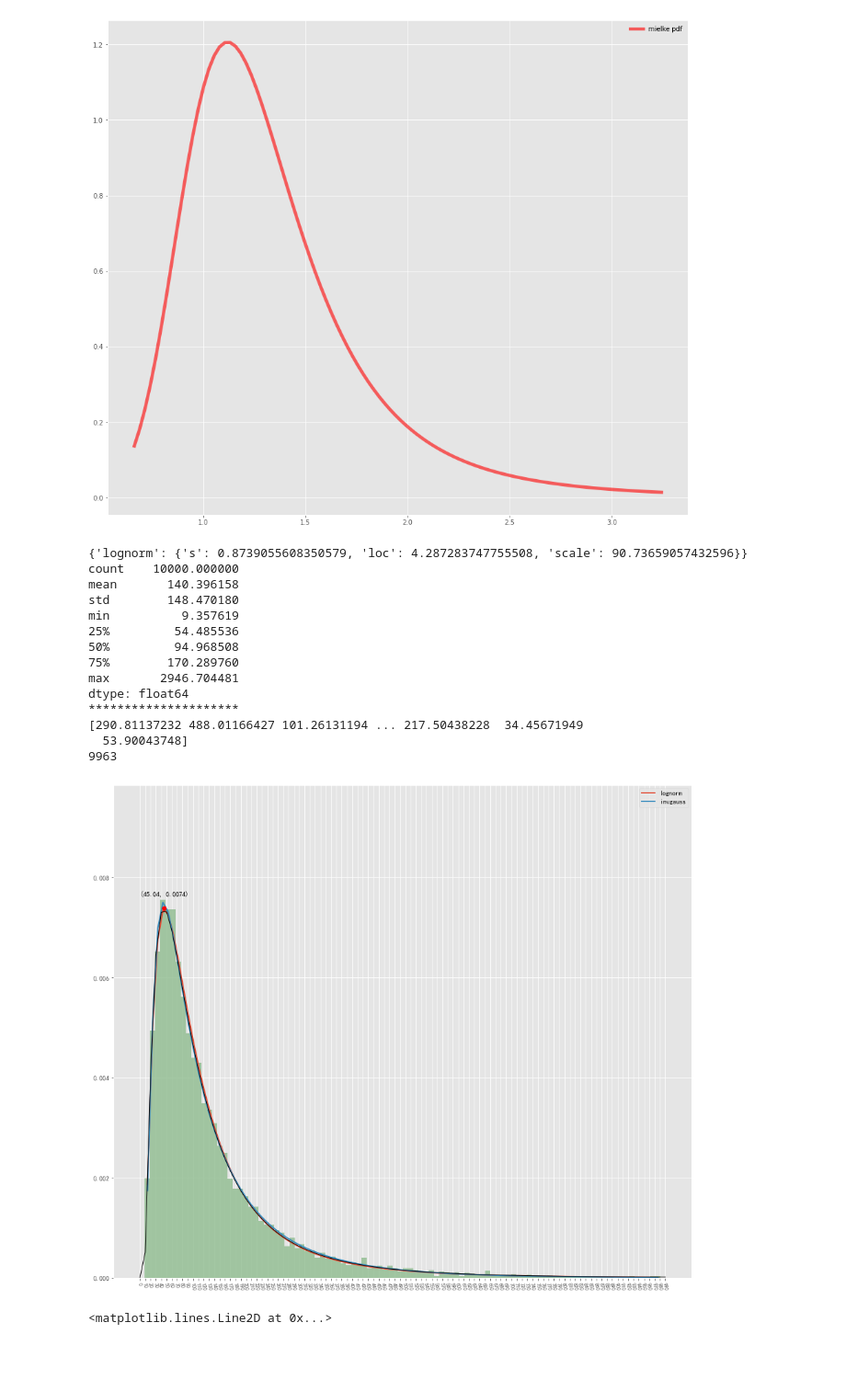
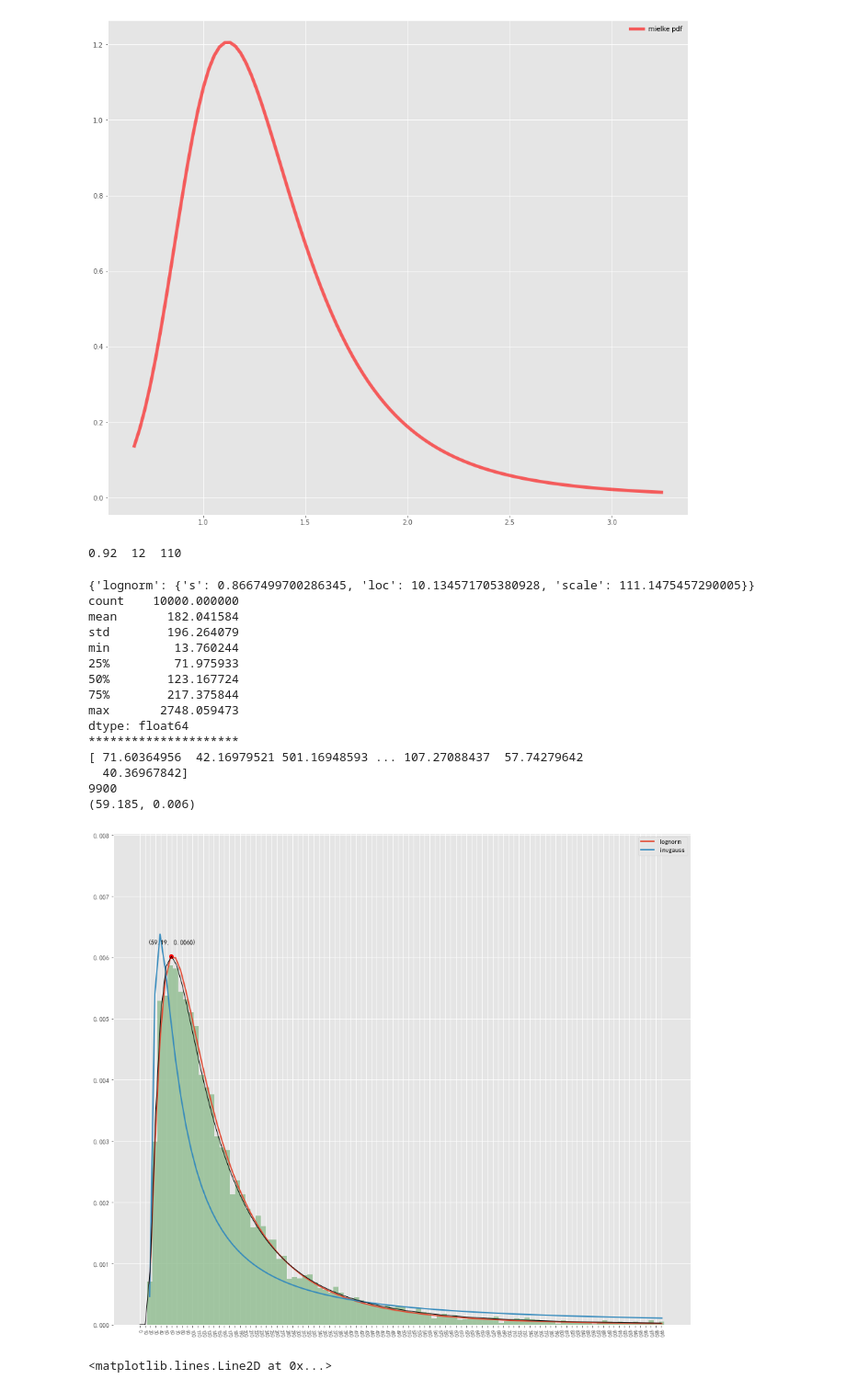
Before and after one commit to liing1221/notebook, a Jupyter notebook: mycode/scipy_stats.ipynb, the cells around one changed output. Shown at 92% size. Drawn from its saved outputs; the diff is of its cells as text; code cells hidden in the pictures; blank space fills up the shorter version.

```diff
--- a/mycode/scipy_stats.ipynb
+++ b/mycode/scipy_stats.ipynb
@@ -1409,6 +1410,15 @@ s, loc, scale = 0.9, 5, 90
 # s, loc, scale = 0.9, 12, 135  # 峰值 73 0.004---0.005 min 16 max 3000以上  3.10
 
 
+# com.gameskraft.rummyculture   46.9 Mb   IN
+# s, loc, scale = 0.92, 3, 40          # min 4  max 1830  （3.15 ）          (20.158, 0.017)   11天   近3000安装  时间戳
+# s, loc, scale = 0.92, 2, 30         # min 4  max 1830  （3.14调 ）         (20.158, 0.017)
+# s, loc, scale = 1.2, 4, 30           # min 4.5  max 6500  （3.14调 ）        (11.108, 0.023)
+s, loc, scale = 0.92, 12, 110           # min 13  max 2700  （4.12调 ）       (59.185, 0.006)
+
+
+
+
 # # 通用
 # s, loc, scale = 0.8, 0, 150     # 通用 或 无 P360
 
@@ -1464,7 +1474,7 @@ s, loc, scale = 0.9, 5, 90
 # print(f"<1: {len(s0)} -- <2: {len(s1)} -- <3: {len(s2)} -- <4: {len(s3)} -- <5: {len(s4)}")
 
 
-
+print(f'{s}  {loc}  {scale}')
 # 创建 lognorm 分布对象
 dist = lognorm(s, loc=loc, scale=scale)
 
@@ -1503,49 +1513,51 @@ n, _bins, patches = plt.hist(f._data, bins=bins, density=True, color='#8FBC8F',
 # print(f"直方图的高度：{len(n)}\n", n)
 # print(f"直方图的边界：{len(_bins)}\n", _bins)
 # print(f"直方图的 Rectangle 对象：{len(patches)}\n", patches)
 
 # 画拟合数据的概率密度分布图
 f.plot_pdf(Nbest=5, lw=2, method="sumsquare_error")
 
 
 # 坐标轴控制
 y_max = mode_y + mode_y/3                                           # Y坐标：1.34倍的极值
 plt.ylim(0, y_max)
 
 xs = [int(_x) for _x in range(0,bound_max, bound_max // bins)]     # X坐标：0~极大值
 plt.xticks(xs, rotation=280, size=8)
 # plt.yticks([_y/1000 for _y in range(0, 10, 1)], size=10)
 
 # 绘制 极值点
 plt.plot(mode_x, mode_y, 'ro')
 plt.text(mode_x * 1.03, mode_y * 1.03, f'({mode_x:.2f}, {mode_y:.4f})', ha='center', va='bottom')
 # plt.axhline(max_y, linestyle='--', color='gray', label=f'Maximum = {max_y:.2f}')
 
 # 绘制原始参数的概率分布图
 plt.plot(xs, pdf(xs), color="black", linewidth=1.0, linestyle="-")
-
+print(f'({round(mode_x,3)}, {round(mode_y, 3)})')
 # 添加中文支持
 plt.rcParams['font.sans-serif'] = ['SimHei']
 plt.rcParams['axes.unicode_minus'] = False   # 正常显示负号
 
 plt.legend()
 plt.show()
 # %% [output]
-{'lognorm': {'s': 0.8739055608350579, 'loc': 4.287283747755508, 'scale': 90.73659057432596}}
-count    10000.000000
-mean       140.396158
-std        148.470180
-min          9.357619
-25%         54.485536
-50%         94.968508
-75%        170.289760
-max       2946.704481
-dtype: float64
-*********************
-[290.81137232 488.01166427 101.26131194 ... 217.50438228  34.45671949
-  53.90043748]
-9963
+0.92  12  110
+{'lognorm': {'s': 0.8667499700286345, 'loc': 10.134571705380928, 'scale': 111.1475457290005}}
+count    10000.000000
+mean       182.041584
+std        196.264079
+min         13.760244
+25%         71.975933
+50%        123.167724
+75%        217.375844
+max       2748.059473
+dtype: float64
+*********************
+[ 71.60364956  42.16979521 501.16948593 ... 107.27088437  57.74279642
+  40.36967842]
+9900
+(59.185, 0.006)
-[figure, old version]
+[figure, new version]
 # %%
 #卡方分布——画图
 from scipy.stats import chi2
```
Also changed, not shown: parts of 1 cell of this notebook, 3 other files.
